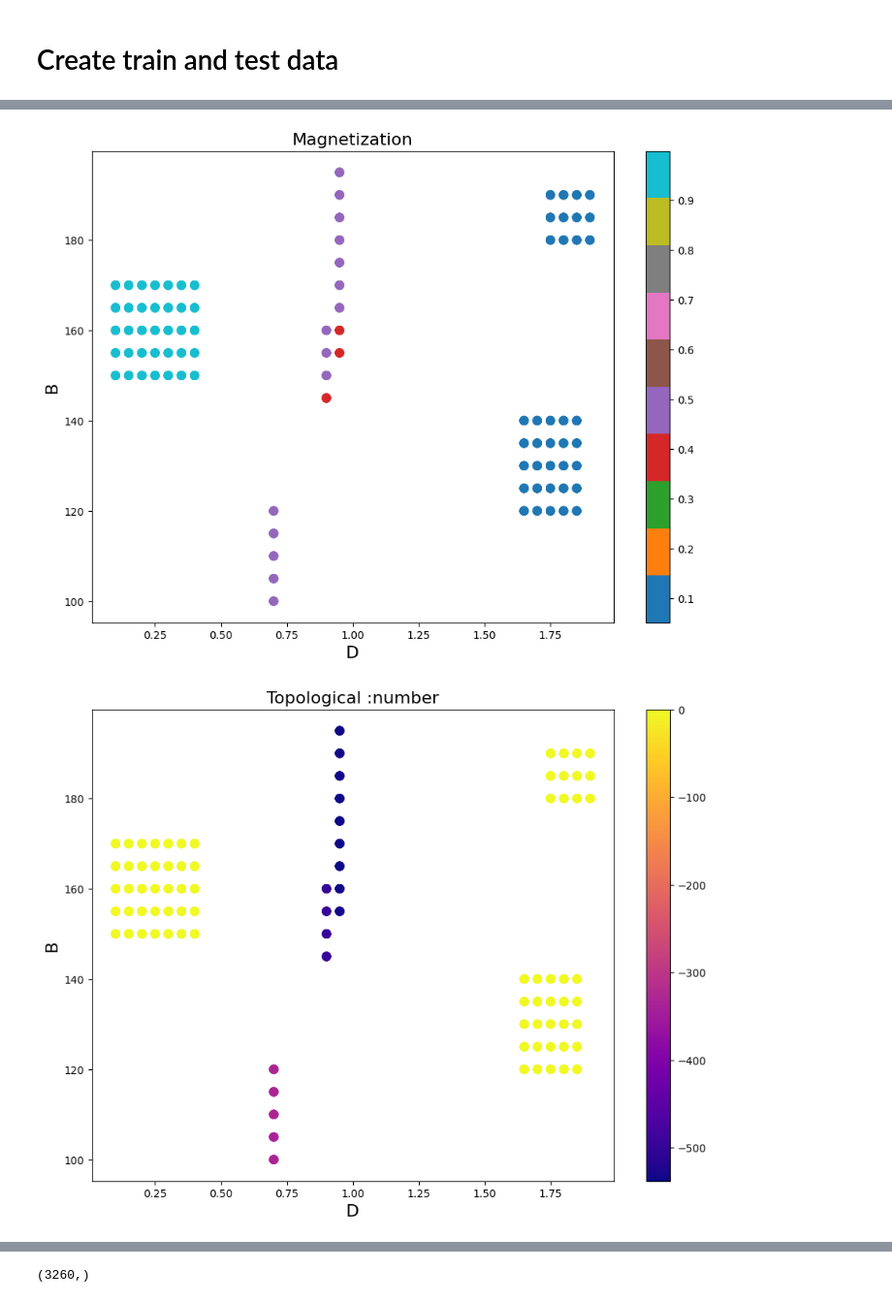
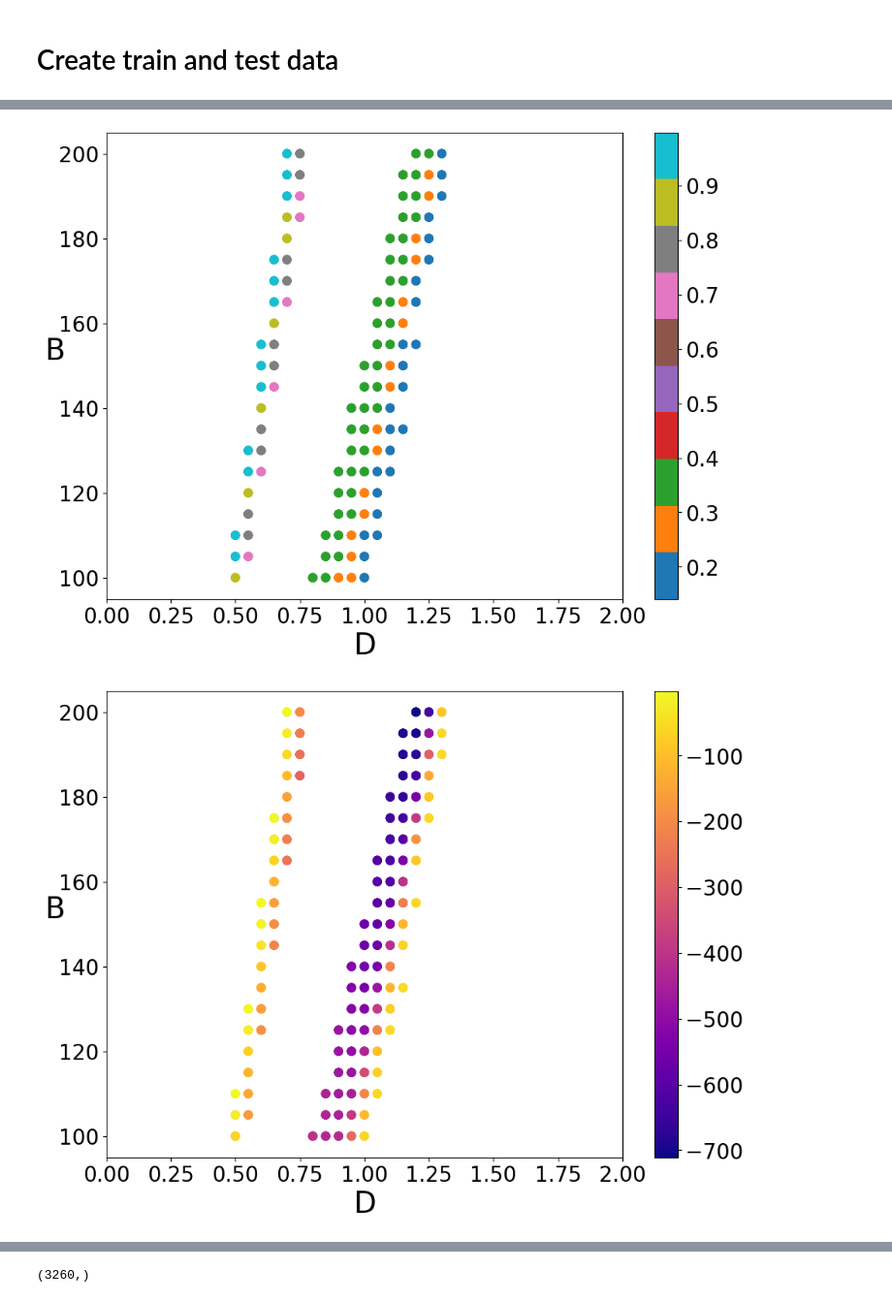
Before and after one commit to rendeka/diploma_thesis, a Jupyter notebook: todo_creating_dataset.ipynb, the cells around one changed output, grey strips where cells are left out. Shown at 97% size. Cells and saved outputs as stored; diff of their text form; code cells hidden in the pictures.

```diff
--- a/todo_creating_dataset.ipynb
+++ b/todo_creating_dataset.ipynb
@@ -47,6 +47,9 @@ import numpy as np
 from matplotlib.patches import Rectangle
 
 def plot_magnetization_and_topological_number(values, properties, highlight_region=None, save=None):
+
+    label_size = 28
+    tick_size = 20
 
     def add_highlight(ax, region):
         if region is not None:
@@ -56,7 +59,7 @@ def plot_magnetization_and_topological_number(values, properties, highlight_regi
                 D_max - D_min,
                 B_max - B_min,
                 linewidth=2,
-                edgecolor='red',
+                edgecolor='black',
                 facecolor='none',
                 linestyle='--'
             )
@@ -65,10 +68,14 @@ def plot_magnetization_and_topological_number(values, properties, highlight_regi
     # Magnetization
     fig, ax = plt.subplots(figsize=(11,8))
     m = ax.scatter(*values.T, c=(properties.T)[0], cmap="tab10", marker="o", s=60)
-    ax.set_title("Magnetization", size=16)
-    ax.set_xlabel("D", size=16)
-    ax.set_ylabel("B", size=16)
-    fig.colorbar(m, ticks=np.arange(0., 1.01, .1))
+    # ax.set_title("Magnetization", size=16)
+    ax.set_xlabel("D", size=label_size)
+    ax.set_ylabel("B", size=label_size, rotation=0)
+    ax.set_xlim(0, 2)
+    ax.tick_params(axis='both', labelsize=tick_size)
+    cbar = fig.colorbar(m, ticks=np.arange(0., 1.01, .1))
+    cbar.ax.tick_params(labelsize=tick_size)
+
     if not subset:
         add_highlight(ax, highlight_region)
     if save:
@@ -81,10 +88,15 @@ def plot_magnetization_and_topological_number(values, properties, highlight_regi
     # Topological number
     fig, ax = plt.subplots(figsize=(11,8))
     m = ax.scatter(*values.T, c=(properties.T)[1], cmap="plasma", marker="o", s=60)
-    ax.set_title("Topological :number", size=16)
-    ax.set_xlabel("D", size=16)
-    ax.set_ylabel("B", size=16)
-    fig.colorbar(m)
+    # ax.set_title("Topological :number", size=16)
+    # ax.set_title("Magnetization", size=16)
+    ax.set_xlabel("D", size=label_size)
+    ax.set_ylabel("B", size=label_size, rotation=0)
+    ax.set_xlim(0, 2)
+    ax.tick_params(axis='both', labelsize=tick_size)
+    cbar = fig.colorbar(m)
+    cbar.ax.tick_params(labelsize=tick_size)
+
     if not subset:
         add_highlight(ax, highlight_region)
     if save:
@@ -392,5 +403,5 @@ visualize_images(Dataset["data"][dev_test_indices][::5], labels=V[dev_test_indic
 # %%
-plot_magnetization_and_topological_number(values=Dataset["values"][train_indices, :], properties=Dataset["properties"][train_indices, :], save="train")
+plot_magnetization_and_topological_number(values=Dataset["values"][transition_conditions, :], properties=Dataset["properties"][transition_conditions, :], save="trans")
 # %% [output]
-[figure, old version]
+[figure, new version]
-[figure, old version]
+[figure, new version]
```
Also changed, not shown: parts of 13 cells of this notebook, 53 other files.
